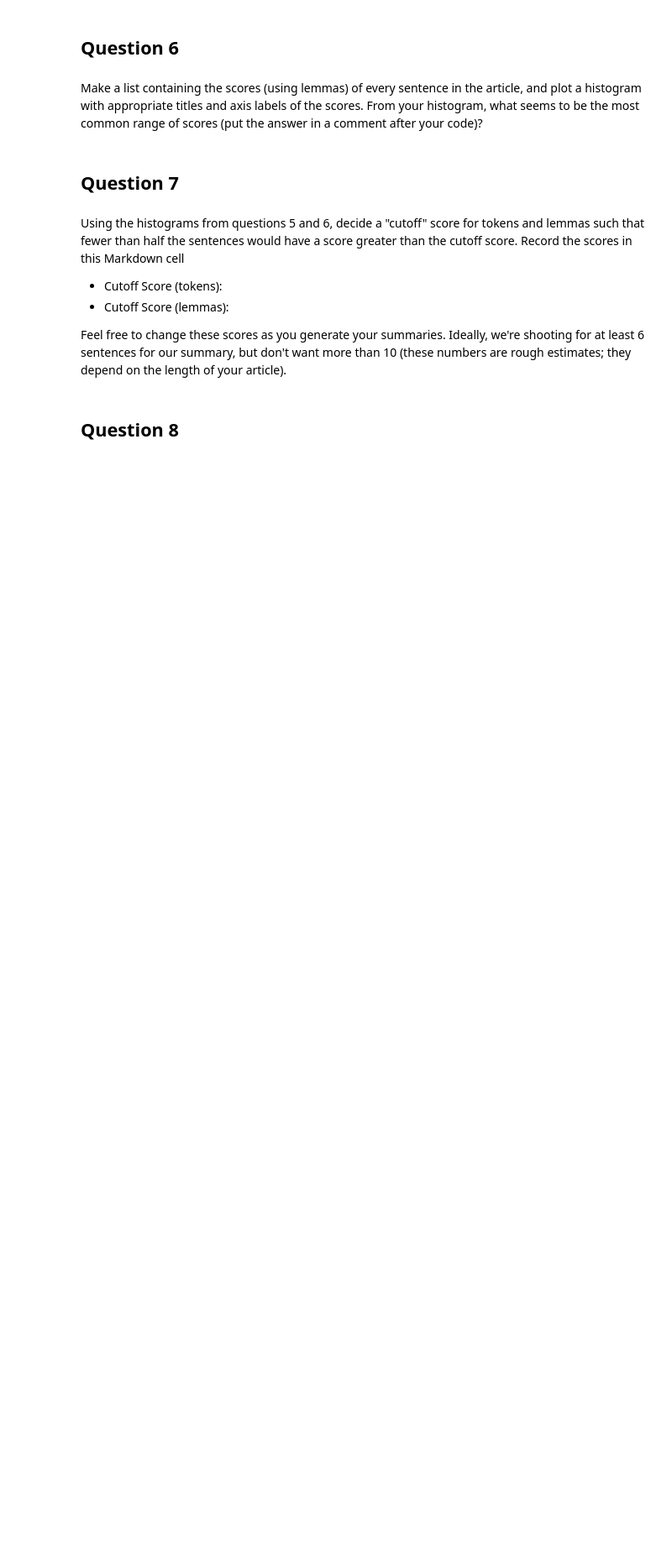
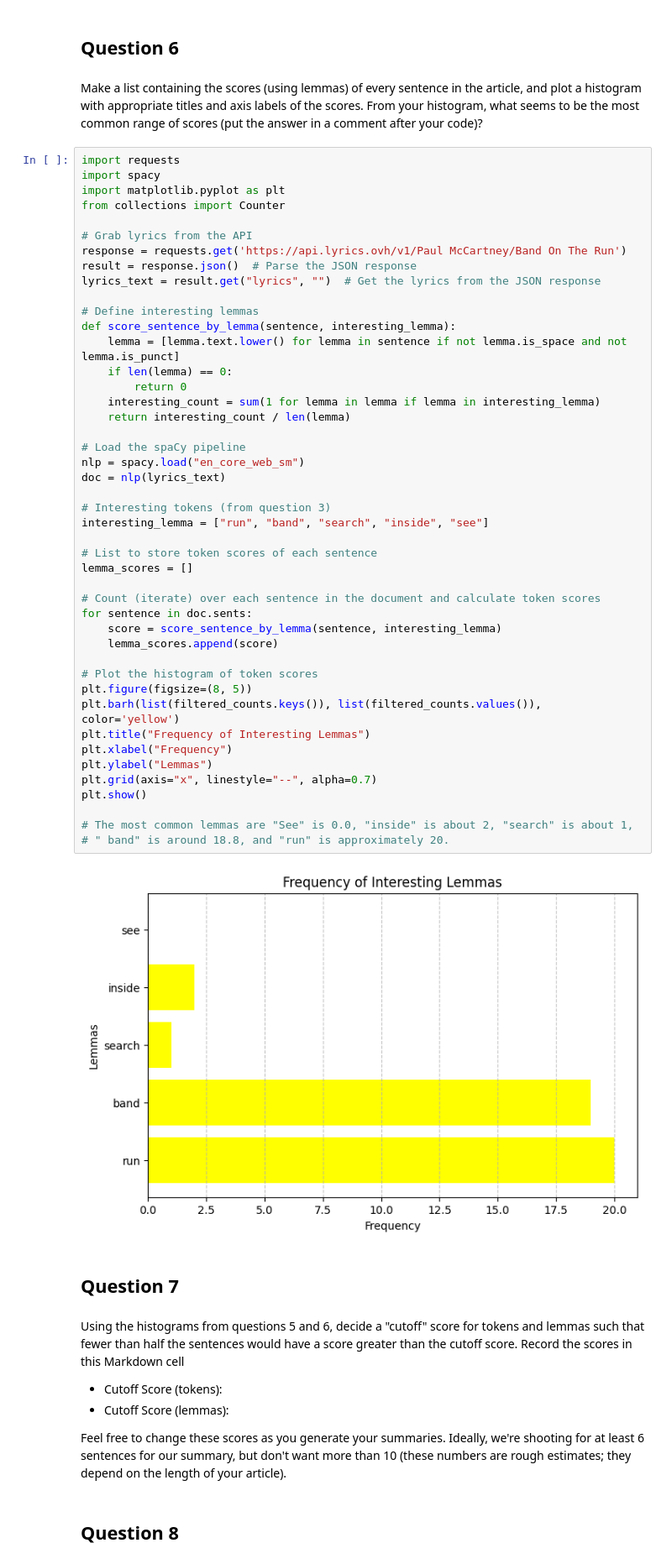
Before and after one commit to 14dstcyr/D7-Applying-Course-Skills, a Jupyter notebook: article-summarizer.ipynb, the cells around one changed output. Shown: that part at 84% size. Drawn from its saved outputs; the diff is of its cells as text; blank space fills up the shorter version.

Commit message:
Answer to question 6

```diff
--- a/article-summarizer.ipynb
+++ b/article-summarizer.ipynb
@@ -276,6 +276,53 @@ plt.show()
 ## Question 6
 # %% [markdown]
 Make a list containing the scores (using lemmas) of every sentence in the article, and plot a histogram with appropriate titles and axis labels of the scores.  From your histogram, what seems to be the most common range of scores (put the answer in a comment after your code)?
+# %%
+import requests
+import spacy
+import matplotlib.pyplot as plt
+from collections import Counter
+
+# Grab lyrics from the API
+response = requests.get('https://api.lyrics.ovh/v1/Paul McCartney/Band On The Run')
+result = response.json()  # Parse the JSON response
+lyrics_text = result.get("lyrics", "")  # Get the lyrics from the JSON response
+
+# Define interesting lemmas
+def score_sentence_by_lemma(sentence, interesting_lemma):
+    lemma = [lemma.text.lower() for lemma in sentence if not lemma.is_space and not lemma.is_punct]
+    if len(lemma) == 0:
+        return 0
+    interesting_count = sum(1 for lemma in lemma if lemma in interesting_lemma)
+    return interesting_count / len(lemma)
+
+# Load the spaCy pipeline
+nlp = spacy.load("en_core_web_sm")
+doc = nlp(lyrics_text)
+
+# Interesting tokens (from question 3)
+interesting_lemma = ["run", "band", "search", "inside", "see"]
+
+# List to store token scores of each sentence
+lemma_scores = []
+
+# Count (iterate) over each sentence in the document and calculate token scores
+for sentence in doc.sents:
+    score = score_sentence_by_lemma(sentence, interesting_lemma)
+    lemma_scores.append(score)
+
+# Plot the histogram of token scores
+plt.figure(figsize=(8, 5))
+plt.barh(list(filtered_counts.keys()), list(filtered_counts.values()), color='yellow')
+plt.title("Frequency of Interesting Lemmas")
+plt.xlabel("Frequency")
+plt.ylabel("Lemmas")
+plt.grid(axis="x", linestyle="--", alpha=0.7)
+plt.show()
+
+# The most common lemmas are "See" is 0.0, "inside" is about 2, "search" is about 1,
+# " band" is around 18.8, and "run" is approximately 20.
+# %% [output]
+[figure, added]
 # %% [markdown]
 ## Question 7
 # %% [markdown]
```
